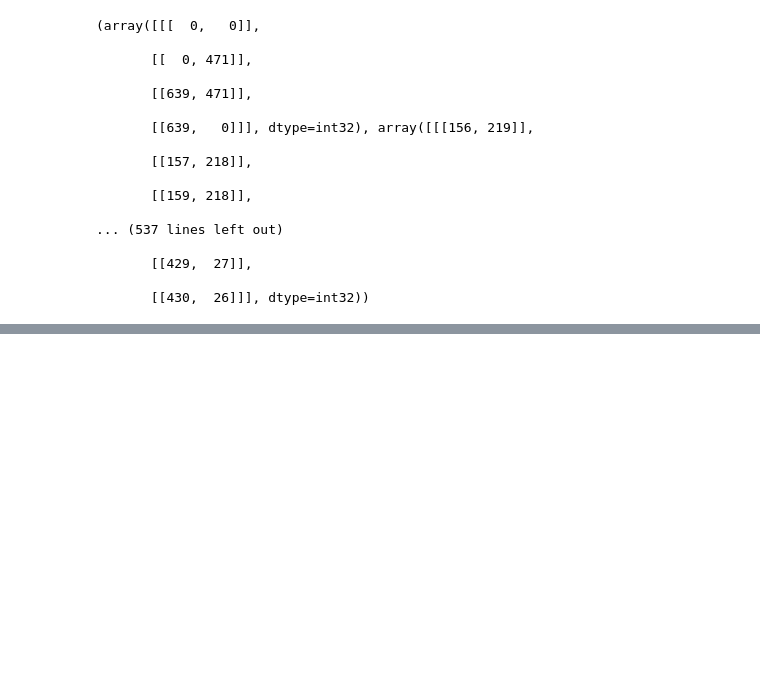
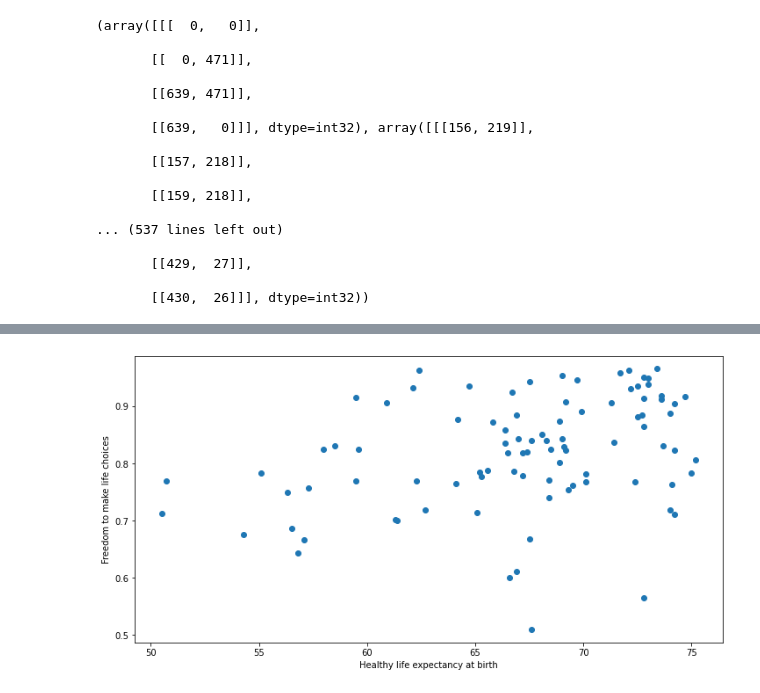
Before and after one commit to samirahmt2018/Annotator, a Jupyter notebook: annotation_checker.ipynb, the cells around one changed output, grey strips where cells are left out. Drawn from its saved outputs; the diff is of its cells as text; code cells hidden in the pictures; blank space fills up the shorter version.

```diff
--- a/annotation_checker.ipynb
+++ b/annotation_checker.ipynb
@@ -312,0 +336,14 @@ if cv.waitKey(0):
+# %%
+import matplotlib.pyplot as plt
+import pandas as pd
+#%matplotlib widget
+# https://www.kaggle.com/ajaypalsinghlo/world-happiness-report-2021
+df = pd.read_csv('/Users/sam/Downloads/archive (3)/world-happiness-report.csv')
+df = df[df['year'] == 2020]
+x_name = 'Healthy life expectancy at birth'
+y_name = 'Freedom to make life choices'
+tooltip_name = 'Country name'
+x = df[x_name]
+y = df[y_name]
+tt = df[tooltip_name].values
+df
@@ -312,0 +364,39 @@ if cv.waitKey(0):
+# %%
+# plot and labels
+fig, ax = plt.subplots(1, figsize=(12,6))
+sc = ax.scatter(x,y)
+plt.xlabel(x_name)
+plt.ylabel(y_name)
+# cursor grid lines
+
+# annotation
+annot = ax.annotate("", xy=(0,0), xytext=(5,5),textcoords="offset points")
+annot.set_visible(False)
+# xy limits
+def hover(event):
+    # check if event was in the axis
+    if event.inaxes == ax:
+        # draw lines and make sure they're visible
+
+
+        # get the points contained in the event
+        cont, ind = sc.contains(event)
+        print(cont,ind)
+
+        annot.xy = (event.xdata, event.ydata)
+        annot.set_text("annotated")
+        annot.set_visible(True)
+        if cont:
+
+            # change annotation position
+            annot.xy = (event.xdata, event.ydata)
+            # write the name of every point contained in the event
+            annot.set_text("{}".format(', '.join([tt[n] for n in ind["ind"]])))
+            annot.set_visible(True)
+        else:
+            annot.set_visible(False)
+
+fig.canvas.mpl_connect("motion_notify_event", hover)
+plt.show()
+# %% [output]
+[figure, added]
```
Also changed, not shown: parts of 3 cells of this notebook, 8 other files.
